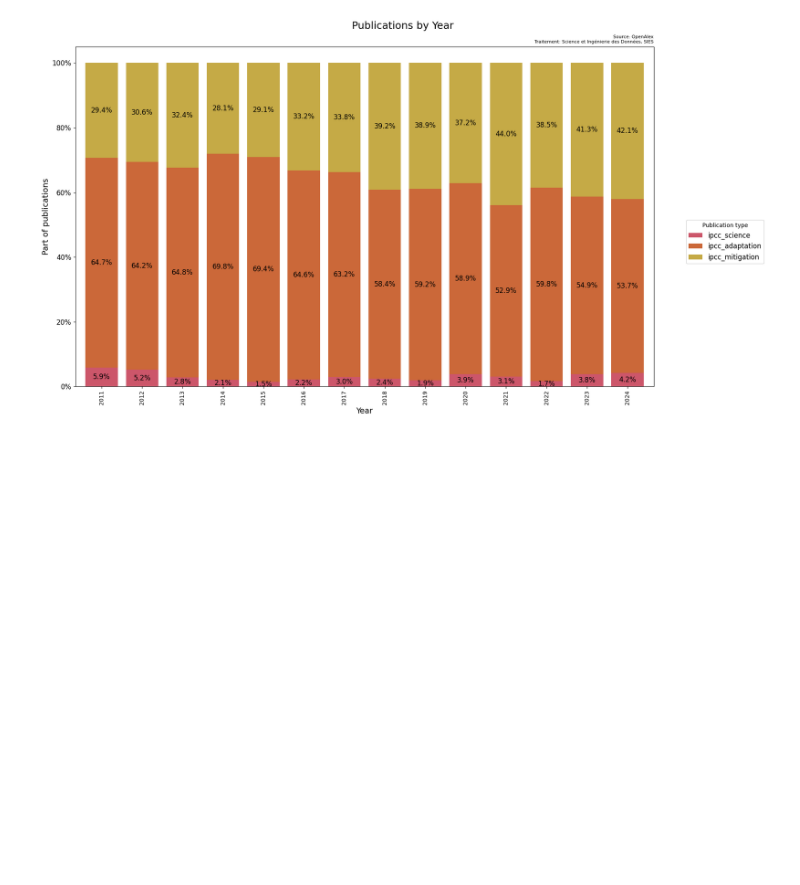
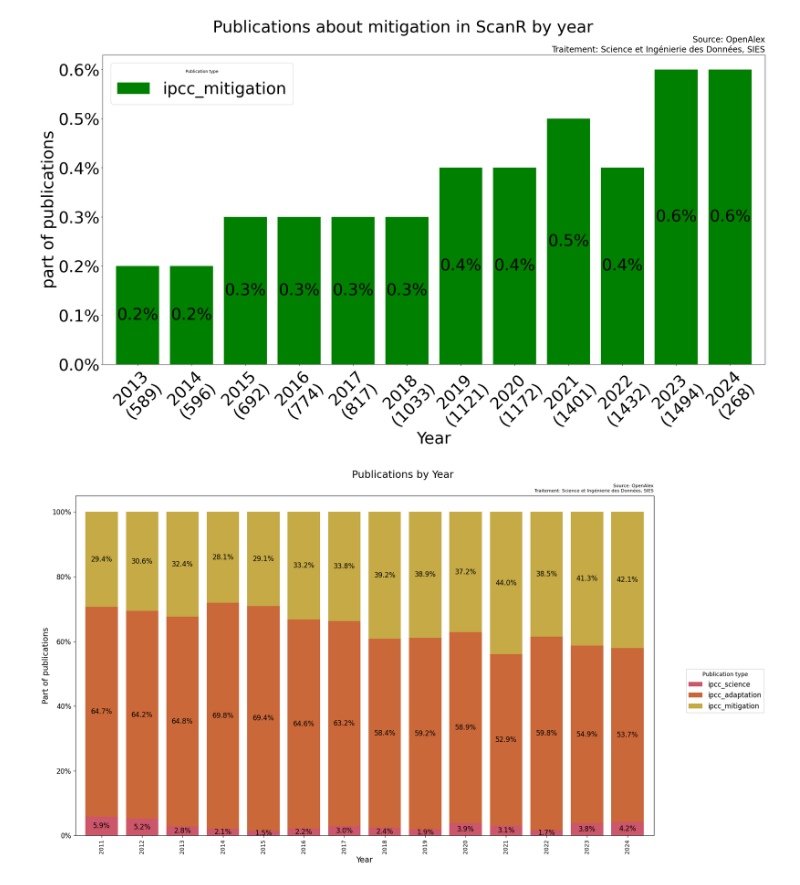
Before and after one commit to dataesr/teds, a Jupyter notebook: notebooks/ipcc_model/IPCC_model_on_scanR_publications.ipynb, the cells around one changed output. Saved outputs shown, nothing was run; the diff lists cells and outputs as text; code cells hidden in the pictures; blank space fills up the shorter version.

Commit message:
openAlex traitement

```diff
--- a/notebooks/ipcc_model/IPCC_model_on_scanR_publications.ipynb
+++ b/notebooks/ipcc_model/IPCC_model_on_scanR_publications.ipynb
@@ -85,3 +119,69 @@ plt.show()
+# %%
+body = {
+  "size": 0,
+  "track_total_hits": True,
+  "query": {
+    "bool": {
+      "filter": {
+       "exists": {
+         "field": "year"
+       }
+      }
+    }
+  },
+  "aggs": {
+    "years": {
+      "terms": {
+        "field": "year",
+        "size": 10000000
+      },
+      "aggs": {
+        "predicted_labels": {
+          "terms": {
+            "field": "predict_teds.label.keyword",
+            "size": 10000000
+          }
+        }
+      }
+    }
+  }
+}
+data=get_from_es(body,'scanr-publications')
+data_counts={}
+for x in data['aggregations']['years']['buckets']:
+    if x['doc_count']>=500 and x['key']>=2013:
+      #data_counts[x['key']]=[]
+      if 'ipcc_mitigation' in [bucket['key'] for bucket in x['predicted_labels']['buckets']]:
+          nb=[bucket['doc_count'] for bucket in x['predicted_labels']['buckets'] if bucket['key']=='ipcc_mitigation'][0]
+          data_counts[x['key']]=[round(nb*100/x['doc_count'],1),int(nb)]
+      else:
+          data_counts[x['key']]=[0,0]
+data_counts={key: value for key, value in data_counts.items() if value!= [0]}
+
+
+df = pd.DataFrame.from_dict(data_counts, orient='index', columns=['ipcc_mitigation','nb'])
+df = df.sort_index()
+
+ax = df['ipcc_mitigation'].plot(kind='bar', figsize=(25, 15), width=0.8, color='green')
+
+for i, (index, row) in enumerate(df.head(20).iterrows()):
+    ax.text(i, row['ipcc_mitigation'] / 2, f'{row["ipcc_mitigation"]}%', ha='center', va='center', color='black', size=40)
+
+ax.set_xlabel('Year', fontsize=40)
+x_labels = [f"{df.index[:20][i]}\n({list(df.nb)[i]})" for i in range(0,12)]
+ax.set_xticklabels(x_labels, rotation=45, fontsize=40)
+ax.set_ylabel(f'part of publications', fontsize=40)
+ax.set_yticklabels([f'{tick:.1f}%' for tick in ax.get_yticks()], fontsize=40)
+
+ax.legend(title='Publication type', loc='upper left', fontsize=40)
+
+plt.suptitle("Publications about mitigation in ScanR by year", size=40)
+plt.title('Source: OpenAlex\nTraitement: Science et Ingénierie des Données, SIES', size=20, loc='right')
+
+plt.tight_layout()
+plt.show()
+# %% [output]
+[figure, added]
 # %%
 body = {
   "size": 0,
```
Also changed, not shown: parts of 4 cells of this notebook, 3 other files.
